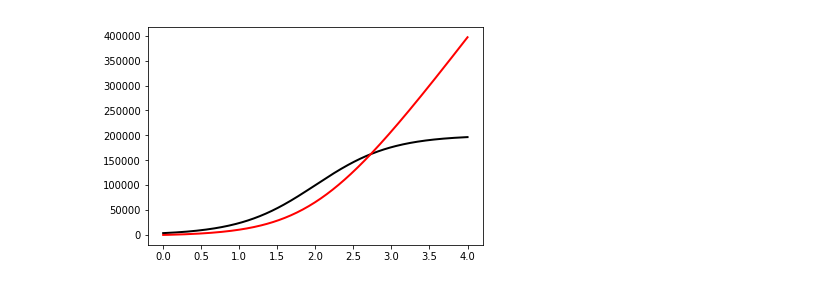
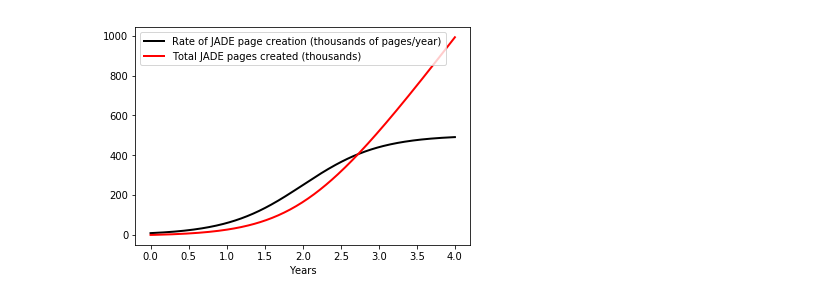
Before and after one commit to adamwight/jade-workflows, a Jupyter notebook: adoption.ipynb, the cells around one changed output. Saved outputs shown, nothing was run; the diff lists cells and outputs as text; code cells hidden in the pictures.

```diff
--- a/adoption.ipynb
+++ b/adoption.ipynb
@@ -1,19 +7,25 @@
 # %%
 import numpy as np
 import matplotlib.pyplot as plt
 import scipy.integrate as integrate
 
 def sigmoid(x, a, b, L):
     # sigmoid function with parameters a = center; b = width; L = maximum value
     return L / (1 + np.exp(-(x - a) / b))
 
+# Projected adoption
 x = np.linspace(0, 4, 256)
-y = sigmoid(x, 2, 0.5, 200000)
-I = np.linspace(0, 4, 256)
+y = sigmoid(x, 2, 0.5, 500)
+
+# Integral of adoption
+I = x.copy()
 for index in range(x.size):
     I[index] = integrate.trapz(y[:index], x[:index], dx=0.01)
-plt.plot(x, y, lw=2, color='black')
-plt.plot(x, I, lw=2, color='red')
+
+plt.plot(x, y, lw=2, color='black', label='Rate of JADE page creation (thousands of pages/year)')
+plt.plot(x, I, lw=2, color='red', label='Total JADE pages created (thousands)')
+plt.legend()
+plt.xlabel('Years')
 plt.show()
 # %% [output]
-[figure, old version]
+[figure, new version]
```
Also changed, not shown: parts of 3 cells of this notebook.
